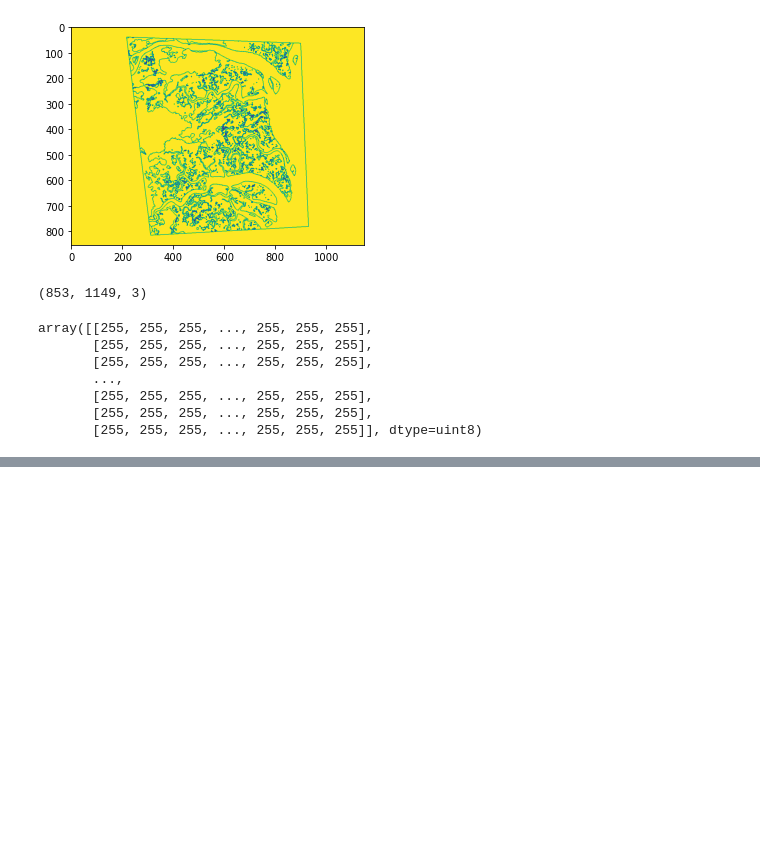
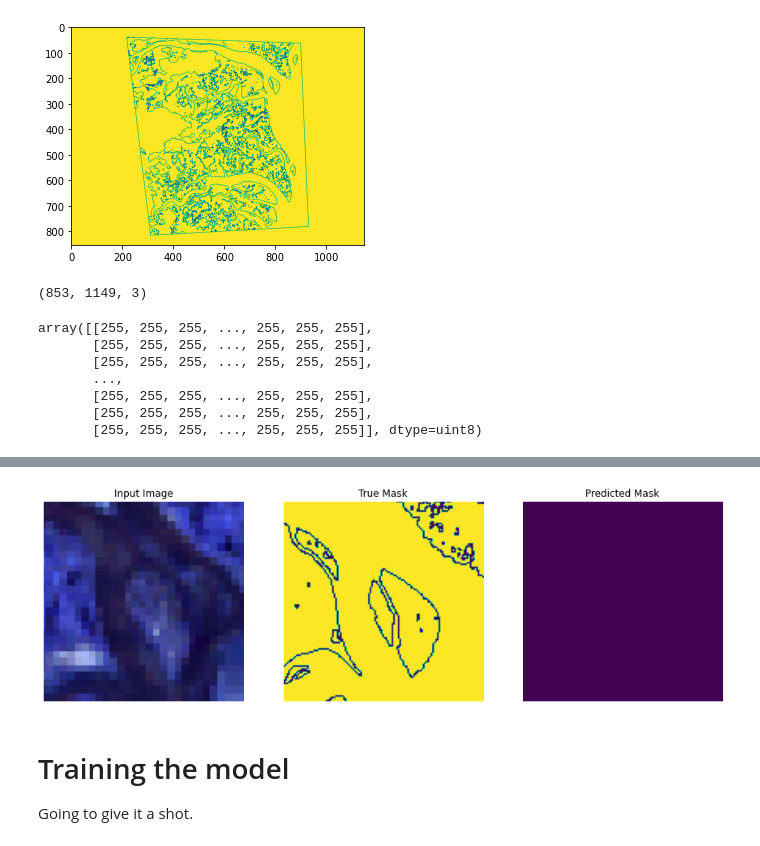
Before and after one commit to colefranks/MarshBoundaries, a Jupyter notebook: MarshBoundaries.ipynb, the cells around one changed output, grey strips where cells are left out. Cells and saved outputs as stored; diff of their text form; code cells hidden in the pictures; blank space fills up the shorter version.

```diff
--- a/MarshBoundaries.ipynb
+++ b/MarshBoundaries.ipynb
@@ -181,0 +308,24 @@ plt.imshow(mask_patches.numpy()[0,4,4,:,:,0])
+# %%
+#for images, masks in train_batches.take(2):
+#  sample_image, sample_mask = images[0], masks[0]
+#  display([sample_image, sample_mask])
+
+for patch,mask in patch_dataset.take(200):
+    sample_image,sample_mask = patch, mask
+#for mask in mask_dataset.take(40):
+#    sample_mask = mask
+# %%
+#to show the
+def create_mask(pred_mask):
+  pred_mask = tf.argmax(pred_mask, axis=-1)
+  pred_mask = pred_mask[..., tf.newaxis]
+  return pred_mask[0]
+# %%
+def show_predictions(dataset=None, num=1):
+  if dataset:
+    for image, mask in dataset.take(num):
+      pred_mask = model.predict(image)
+      display([image[0], mask[0], create_mask(pred_mask)])
+  else:
+    display([sample_image, sample_mask,
+             create_mask(model.predict(sample_image[tf.newaxis, ...]))])
@@ -181,0 +344,12 @@ plt.imshow(mask_patches.numpy()[0,4,4,:,:,0])
+# %%
+#im = patch[:,:,:3]
+#im.shape
+show_predictions()
+
+#wow, it actually does something!!!
+# %% [output]
+[figure, added]
+# %% [markdown]
+# Training the model
+
+Going to give it a shot.
```
Also changed, not shown: parts of 31 cells of this notebook, 1 other file.
